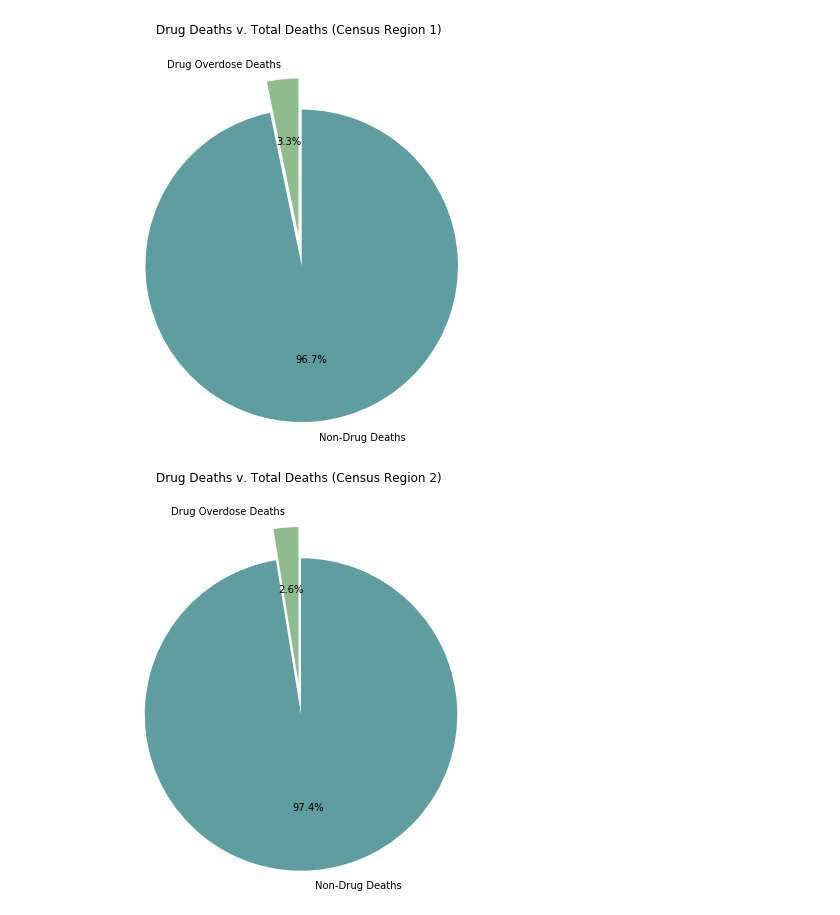
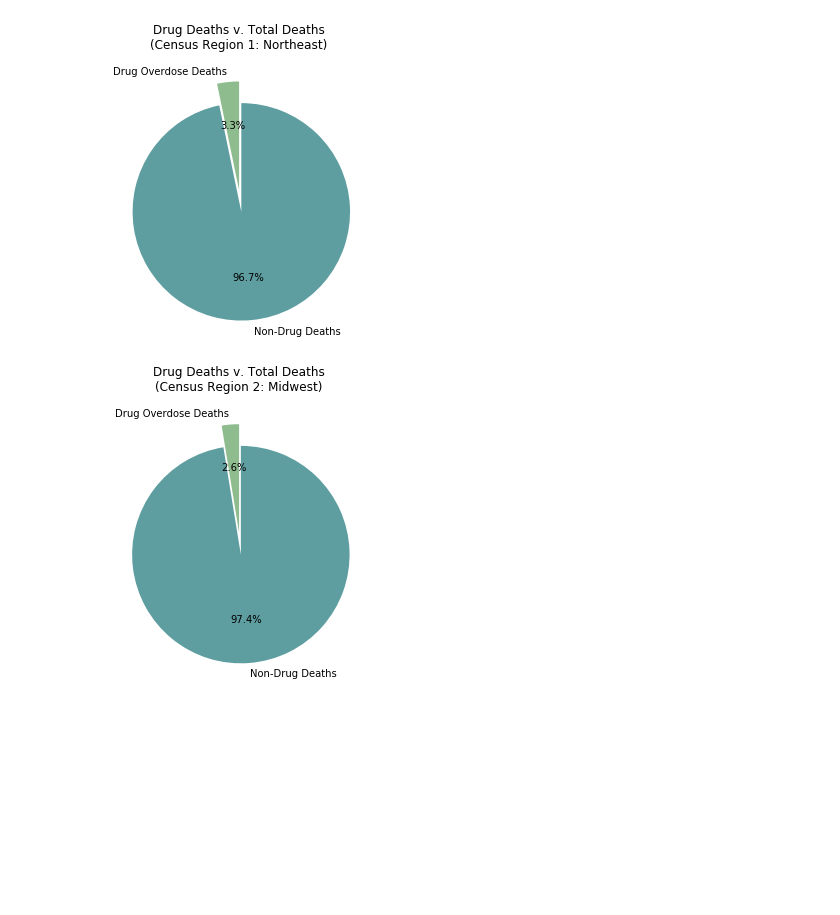
Before and after one commit to linmck/group_project_1, a Jupyter notebook: graphing.ipynb, the cells around one changed output. Drawn from its saved outputs; the diff is of its cells as text; code cells hidden in the pictures; blank space fills up the shorter version.

```diff
--- a/graphing.ipynb
+++ b/graphing.ipynb
@@ -72,7 +85,7 @@ plt.show()
 # %%
-total_death_reg = reg_pivot.drop(["Cocaine (T40.5)", "Heroin (T40.1)", "Alcohol",
+total_death_reg = reg_pivot.drop(["Drug Arrests", "Alcohol",
                                   "Natural, semi-synthetic, & synthetic opioids, incl. methadone (T40.2-T40.4)",
-                                  "Psychostimulants with abuse potential (T43.6)","Drug Arrests"])
+                                  "Psychostimulants with abuse potential (T43.6)","Cocaine (T40.5)","Heroin (T40.1)"])
 total_death_reg = total_death_reg.append(pd.Series(name="Non-Drug Deaths"))
 total_death_reg.loc["Non-Drug Deaths"] = total_death_reg.loc["Number of Deaths"] - total_death_reg.loc["Number of Drug Overdose Deaths"]
 total_death_reg = total_death_reg.rename({"Number of Drug Overdose Deaths": "Drug Overdose Deaths"})
@@ -83,40 +96,40 @@ labels = total_death_reg.index
 death_ax1_sizes = total_death_reg["1"]
 death_ax2_sizes = total_death_reg["2"]
 death_ax3_sizes = total_death_reg["3"]
 death_ax4_sizes = total_death_reg["4"]
 colors = ["darkseagreen","cadetblue"]
 
 # Plot Census Region 1
-fig1, death_ax1 = plt.subplots(figsize=(7, 8))
+fig1, death_ax1 = plt.subplots(figsize=(6, 5))
 death_ax1.pie(death_ax1_sizes, labels=labels, colors = colors, explode = (0, 0.2), autopct='%1.1f%%', startangle=90)
-death_ax1.set(aspect="equal", title="Drug Deaths v. Total Deaths (Census Region 1)")
+death_ax1.set(aspect="equal", title="Drug Deaths v. Total Deaths\n(Census Region 1: Northeast)")
 
 plt.savefig("Output/death_totals/death_tot_1")
 plt.show()
 
 #Plot Census Region 2
-fig2, death_ax2 = plt.subplots(figsize=(7, 8))
+fig2, death_ax2 = plt.subplots(figsize=(6, 5))
 death_ax2.pie(death_ax2_sizes, labels=labels, colors = colors, explode = (0, 0.2), autopct='%1.1f%%', startangle=90)
-death_ax2.set(aspect="equal", title="Drug Deaths v. Total Deaths (Census Region 2)")
+death_ax2.set(aspect="equal", title="Drug Deaths v. Total Deaths\n(Census Region 2: Midwest)")
 
 plt.savefig("Output/death_totals/death_tot_2")
 plt.show()
 
 #Plot Census Region 3
-fig3, death_ax3 = plt.subplots(figsize=(7, 8))
+fig3, death_ax3 = plt.subplots(figsize=(6, 5))
 death_ax3.pie(death_ax3_sizes, labels=labels, colors = colors, explode = (0, 0.2), autopct='%1.1f%%', startangle=90)
-death_ax3.set(aspect="equal", title="Drug Deaths v. Total Deaths (Census Region 3)")
+death_ax3.set(aspect="equal", title="Drug Deaths v. Total Deaths\n(Census Region 3: South)")
 
 plt.savefig("Output/death_totals/death_tot_3")
 plt.show()
 
 #Plot Census Region 3
-fig4, death_ax4 = plt.subplots(figsize=(7, 8))
+fig4, death_ax4 = plt.subplots(figsize=(6, 5))
 death_ax4.pie(death_ax4_sizes, labels=labels, colors = colors, explode = (0, 0.2), autopct='%1.1f%%', startangle=90)
-death_ax4.set(aspect="equal", title="Drug Deaths v. Total Deaths (Census Region 4)")
+death_ax4.set(aspect="equal", title="Drug Deaths v. Total Deaths\n(Census Region 4: West)")
 
 plt.savefig("Output/death_totals/death_tot_4")
 plt.show()
 # %% [output]
-[figure, old version]
+[figure, new version]
-[figure, old version]
+[figure, new version]
```
Also changed, not shown: parts of 5 cells of this notebook, 9 other files.
